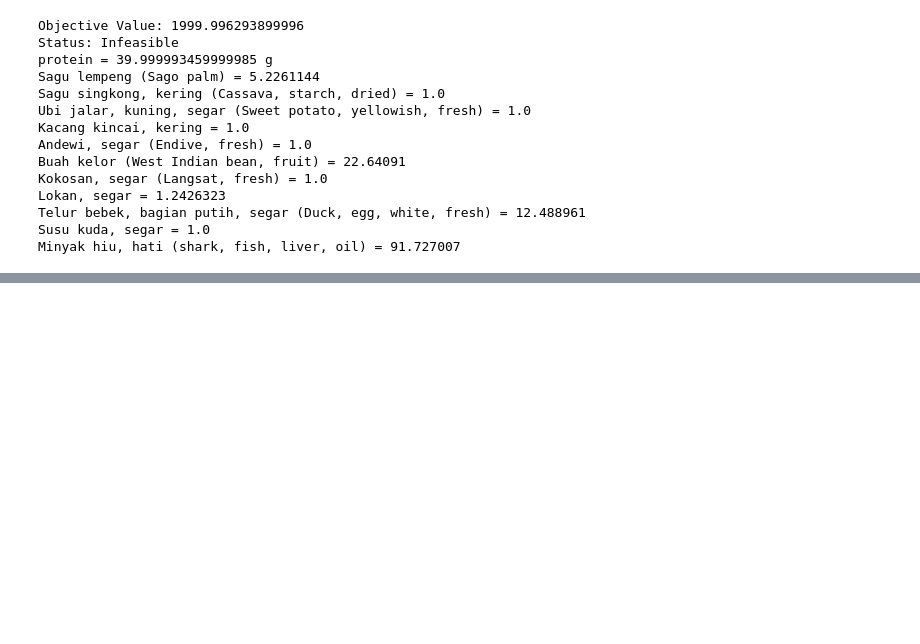
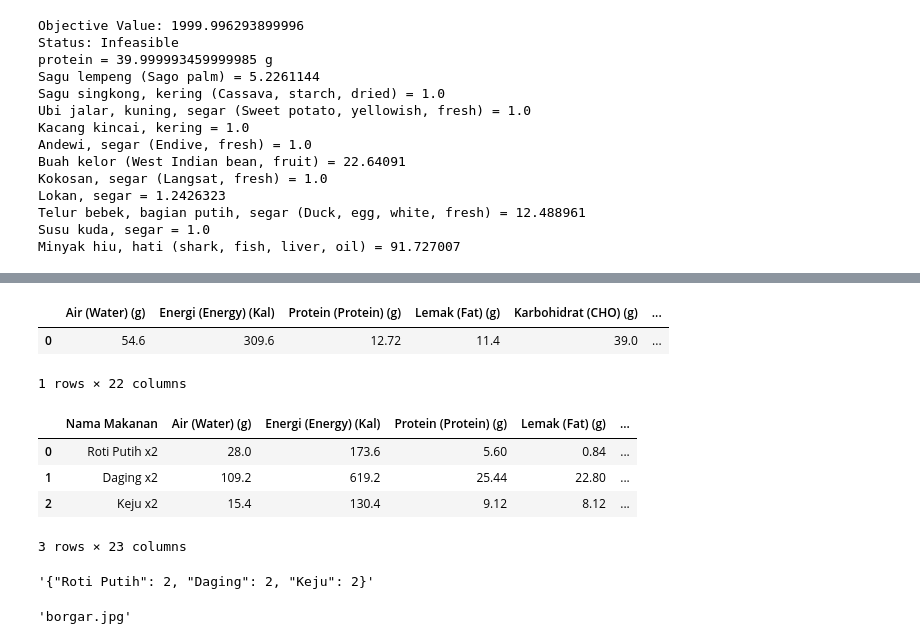
Before and after one commit to LanggaTan/Capstone, a Jupyter notebook: haha.ipynb, the cells around one changed output, grey strips where cells are left out. Cells and saved outputs as stored; diff of their text form; code cells hidden in the pictures; blank space fills up the shorter version.

```diff
--- a/haha.ipynb
+++ b/haha.ipynb
@@ -277,0 +504,2 @@ Minyak hiu, hati (shark, fish, liver, oil) = 91.727007
+# %%
+value_count = dict(Counter(detected_objects))
@@ -277,0 +513,2 @@ Minyak hiu, hati (shark, fish, liver, oil) = 91.727007
+# %%
+df = pd.read_excel("nutrition_clean.xlsx", sheet_name='hamburger')
@@ -277,0 +527,29 @@ Minyak hiu, hati (shark, fish, liver, oil) = 91.727007
+# %%
+numeric_column = ['Air (Water) (g)', 'Energi (Energy) (Kal)',
+       'Protein (Protein) (g)', 'Lemak (Fat) (g)', 'Karbohidrat (CHO) (g)',
+       'Abu (ASH) (g)', 'Kalsium (Ca) (mg)', 'Fosfor (P) (mg)',
+       'Besi (Fe) (mg)', 'Natrium (Na) (mg)', 'Kalium (K) (mg)',
+       'Tembaga (Cu) (mg)', 'Seng (Zn) (mg)', 'Riboflavin (Vit B2) (mg)',
+       'Niasin (Vit B3) (mg)', 'Serat (Fibre) (g)', 'Retinol (Vit A) (mcg)',
+       'Beta-Karoten (Carotenes) (mcg)', 'Karoten Total (Re) (mcg)',
+       'Thiamin (Vit B1) (mg)', 'Vitamin C (Vit C) (mg)', 'gram']
+# %%
+df[df["Nama Makanan"]=="Daging"][numeric_column]
+# %% [output]
+|  | Air (Water) (g) | Energi (Energy) (Kal) | Protein (Protein) (g) | Lemak (Fat) (g) | Karbohidrat (CHO) (g) | ... |
+| 0 | 54.6 | 309.6 | 12.72 | 11.4 | 39.0 | ... |
+1 rows × 22 columns
+# %%
+df_new = pd.DataFrame()
+for key, value in value_count.items():
+    df_new = pd.concat([df_new, df[df["Nama Makanan"]==key]], ignore_index=True)
+    df_new.loc[df_new["Nama Makanan"]==key, numeric_column] *= value
+    df_new.loc[df_new['Nama Makanan']==key, "Nama Makanan"] = f"{key} x{value}"
+# %%
+df_new
+# %% [output]
+|  | Nama Makanan | Air (Water) (g) | Energi (Energy) (Kal) | Protein (Protein) (g) | Lemak (Fat) (g) | ... |
+| 0 | Roti Putih x2 | 28.0 | 173.6 | 5.60 | 0.84 | ... |
+| 1 | Daging x2 | 109.2 | 619.2 | 25.44 | 22.80 | ... |
+| 2 | Keju x2 | 15.4 | 130.4 | 9.12 | 8.12 | ... |
+3 rows × 23 columns
@@ -277,0 +560,8 @@ Minyak hiu, hati (shark, fish, liver, oil) = 91.727007
+# %%
+json.dumps(value_count)
+# %% [output]
+'{"Roti Putih": 2, "Daging": 2, "Keju": 2}'
+# %%
+result.save("borgar.jpg")
+# %% [output]
+'borgar.jpg'
```
Also changed, not shown: parts of 37 cells of this notebook.
